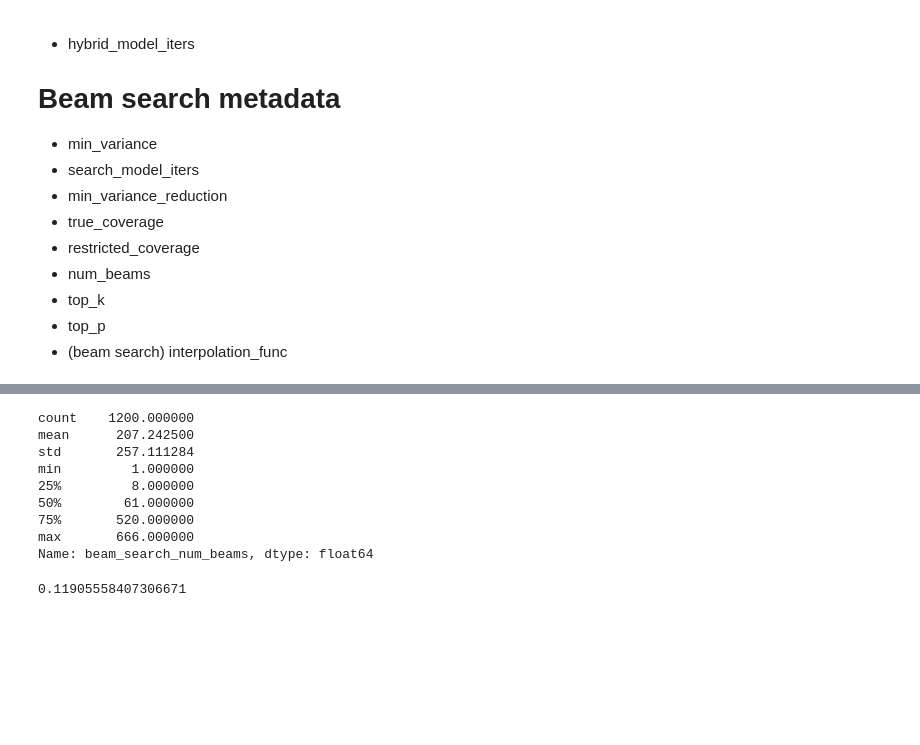
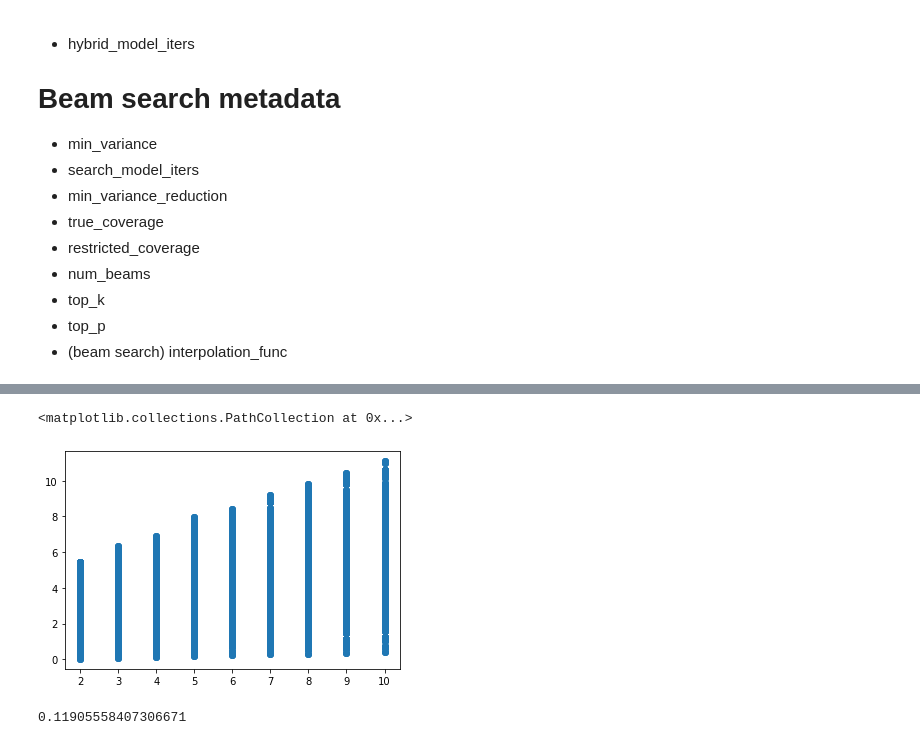
Before and after one commit to vshah99/prob_seq_queries_nnproject, a Jupyter notebook: notebooks/flatten_dataset.ipynb, the cells around one changed output, grey strips where cells are left out. Drawn from its saved outputs; the diff is of its cells as text; code cells hidden in the pictures; blank space fills up the shorter version.

```diff
--- a/notebooks/flatten_dataset.ipynb
+++ b/notebooks/flatten_dataset.ipynb
@@ -113,7 +133,6 @@ def flatten_search(samp_dict,sub_estimates,search_type="beam_search",max_num_que
          f"got sample_est: {samp_estimates.shape[1]} and sub_estimates: {len(sub_estimates)}")
         if len(samp_estimates.shape) == 2:
             samp_estimates = pd.DataFrame(samp_estimates,columns=sub_estimates)
-            print(samp_dict['num_beams'].shape)
             beams = pd.DataFrame(samp_dict['num_beams'][:,:len(sub_estimates)],columns=sub_estimates)
             true_cov = pd.DataFrame(samp_dict['true_coverage'][:max_num_queries,:len(sub_estimates)],columns=sub_estimates)
             restr_cov = pd.DataFrame(samp_dict['restricted_coverage'][:max_num_queries,:len(sub_estimates)],columns=sub_estimates)
@@ -164,7 +183,7 @@ def flatten_entropy(ent_dict,sub_estimates,dataset,max_num_queries=1e10):
         df = pd.DataFrame(
             entropy[:,i],
             columns = ['entropy'])
-        df['entropy'] = 10
+        # df['entropy'] = 10
         df['dataset_name'] = dataset
         df['sequence_id'] = list(range(df.shape[0]))
         df['num_steps'] = (i+1)
@@ -268,7 +287,7 @@ def flatten_pgt(data_dict,max_num_queries=1e10):
 
     return df
 
-def flatten_gt(data_dict):
+def flatten_gt(data_dict,max_num_queries = 1e10):
     gt_dict = data_dict['ground_truth']
     # gt = gt_dict['bs_lower_bound']
     gt = torch.gather(gt_dict['bs_lower_bound'][:max_num_queries],1,
@@ -277,7 +296,7 @@ def flatten_gt(data_dict):
     f"Ground truth has {len(gt.shape)} dimensions"
     df = pd.DataFrame(gt,columns=['ground_truth'])
     for item in ['true_coverage','restricted_coverage','model_iters']:
-        df[f"gt_{item}"] = [gti.item() for gti in gt_dict[item]]
+        df[f"gt_{item}"] = [gti.item() for gti in gt_dict[item][:max_num_queries]]
     # df["gt_model_iters"] = gt_dict['model_iters']
     df['is_gt'] = 1
     df['gt_num_beams'] = gt_dict['metadata']['num_beams']
@@ -304,7 +323,7 @@ def flatten_experiment(data_dict,experiment, dataset,h,s,
                                search_type='beam_search',max_num_queries = max_num_queries)
     entropy_df = flatten_entropy(data_dict['entropy_ablation'],sub_estimates,
                                dataset,max_num_queries = max_num_queries)
-    print(entropy_df.head())
+    # print(entropy_df.head())
     # hybrid_df.drop("num_mc_samples",inplace = True,axis=1)
 
     if data_dict['gt_type'] == 'ground_truth':
@@ -340,9 +359,9 @@ def flatten_experiment(data_dict,experiment, dataset,h,s,
     final_df['sequence_id'] = sequence_ids
     final_df['excluded_term'] = excluded_terms
     final_df['is_lin_interp'] = 1
-    print(final_df.columns)
+    # print(final_df.columns)
     final_df = final_df.merge(entropy_df,how = 'left', on = ['sequence_id','num_steps','dataset_name'])
-    print(final_df.isnull().sum())
+    # print(final_df.isnull().sum())
 
     # ==== Phase shift stuff ====
     # phase_shifts = read_pkl("/srv/disk00/samshow/amazon/amazon_phase_trans.pkl")
@@ -377,7 +396,7 @@ def flatten_experiments(experiments, datasets, lengths,model_budget=False,
 
     # print(len(data_list))
     data_df = pd.concat(data_list,axis = 0)
-    ordering = [ 'sequence_id','num_steps', 'excluded_term', 'is_gt','ground_truth',
+    ordering = [ 'sequence_id','num_steps', 'excluded_term', 'is_gt','entropy','ground_truth',
                 'random_sampling_est','importance_sampling_est','hybrid_sampling_est', 'beam_search_lb',
                 'random_num_mc_samples', 'importance_num_mc_samples','hybrid_num_mc_samples',
                 'gt_model_iters','random_model_iters', #continues to next line
@@ -389,7 +408,6 @@ def flatten_experiments(experiments, datasets, lengths,model_budget=False,
                 'hybrid_min_variance','hybrid_min_var_reduction',
                 'hist_len', 'total_seq_len']#, 'phase_shifts']
     data_df = data_df[ordering]
-    print(data_df.columns)
 
     return data_df
 # %%
@@ -409,19 +427,19 @@ dfs = []
 # df = flatten_experiments(['val_dl'],['wikitext'],[(12,15)],
 #                         max_num_queries=max_num_queries)
 # dfs.append(df)
-df = flatten_experiments(['val_dl'],['shakespeare'],[(10,20),(12,20),(16,20)],
+df = flatten_experiments(['val_dl'],['shakespeare'],[(h,20) for h in [10,11,12,13,14,15,16,17,18]],
                         max_num_queries=max_num_queries)
-# dfs.append(df)
+dfs.append(df)
 # df.to_csv(f'shakespeare_10-12-16_20_{max_num_queries}q.csv',index=None)
-# df = flatten_experiments(['val_dl'],['amazon'],[(11,15),(8,15),(5,15)],
-#                         max_num_queries=max_num_queries)
-# dfs.append(df)
+df = flatten_experiments(['val_dl'],['amazon'],[(h,15) for h in [5,6,7,8,9,10,11,12,13]],
+                        max_num_queries=max_num_queries)
+dfs.append(df)
 # # df.to_csv(f'amazon_5-8-11_15_{max_num_queries}q.csv',index=None)
-# df = flatten_experiments(['val_dl'],['moocs'],[(11,15),(8,15),(5,15)],
-#                         max_num_queries=max_num_queries)
-# dfs.append(df)
+df = flatten_experiments(['val_dl'],['moocs'],[(h,15) for h in [5,6,7,8,9,10,11,12,13]],
+                        max_num_queries=max_num_queries)
+dfs.append(df)
 # # df.to_csv(f'moocs_5-8-11_15_{max_num_queries}q.csv',index=None)
-# df = flatten_experiments(['val_dl'],['apps'],[(11,15),(8,15),(5,15)],
-#                         max_num_queries=max_num_queries)
-# dfs.append(df)
+df = flatten_experiments(['val_dl'],['apps'],[(h,15) for h in [5,6,7,8,9,10,11,12,13]],
+                        max_num_queries=max_num_queries)
+dfs.append(df)
 # # df.to_csv(f'apps_5-8-11_15_{max_num_queries}q.csv',index=None)
@@ -462,15 +474,11 @@ for df_name, df in zip(df_names, dfs):
 # %%
-df.beam_search_num_beams.describe()
+# tdf = df[df.num_steps < 6]
+tdf = dfs[3]
+plt.scatter(tdf.num_steps, tdf.entropy/np.log(2))
+# plt.ylim(0,1e10)
 # %% [output]
-count    1200.000000
-mean      207.242500
-std       257.111284
-min         1.000000
-25%         8.000000
-50%        61.000000
-75%       520.000000
-max       666.000000
-Name: beam_search_num_beams, dtype: float64
+<matplotlib.collections.PathCollection at 0x...>
+[figure, added]
 # %%
 data = read_pkl('../data/pseudo_gt/wikitext/val_dl/val-dl_wikitext_pseudo-gt_12h_15s_1000mc_pgt_100q.pkl')
 # %%
```
Also changed, not shown: parts of 3 cells of this notebook, 16 other files.
